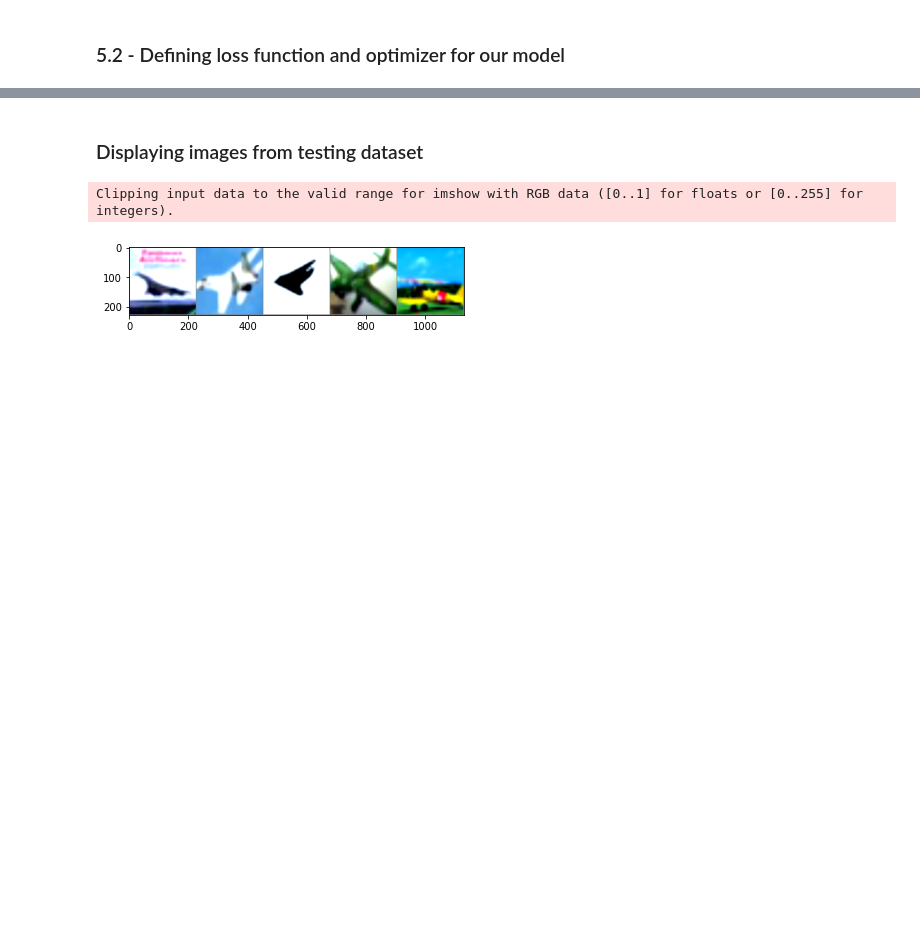
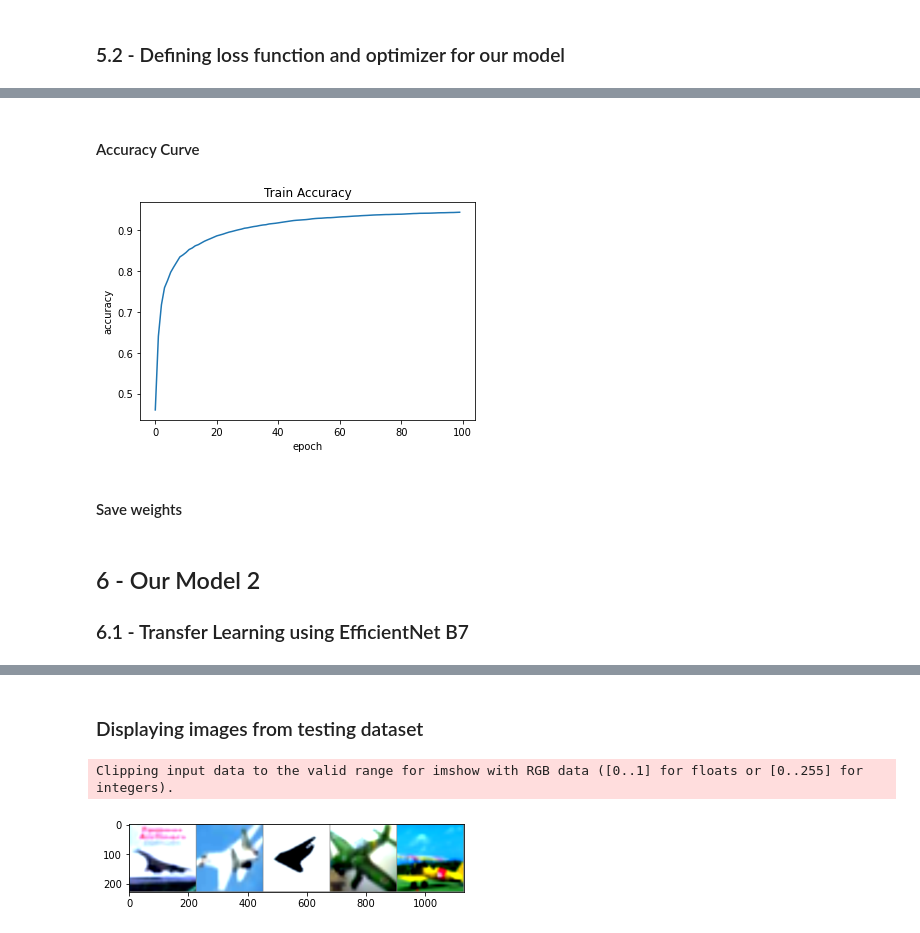
Before and after one commit to Jingshun99/CNN, a Jupyter notebook: cnn.ipynb, the cells around one changed output, grey strips where cells are left out. Saved outputs shown, nothing was run; the diff lists cells and outputs as text; code cells hidden in the pictures; blank space fills up the shorter version.

```diff
--- a/cnn.ipynb
+++ b/cnn.ipynb
@@ -231,0 +311,12 @@ ResNet(
+# %% [markdown]
+#### Accuracy Curve
+# %%
+plt.plot(train_acc)
+plt.xlabel('epoch')
+plt.ylabel('accuracy')
+plt.title('Train Accuracy')
+plt.show()
+# %% [output]
+[figure, added]
+# %% [markdown]
+#### Save weights
@@ -231,0 +326,6 @@ ResNet(
+# %% [markdown]
+<a name='6'></a>
+## 6 - Our Model 2
+
+<a name='6-1'></a>
+### 6.1 - Transfer Learning using EfficientNet B7
```
Also changed, not shown: parts of 31 cells of this notebook, 1 other file.
